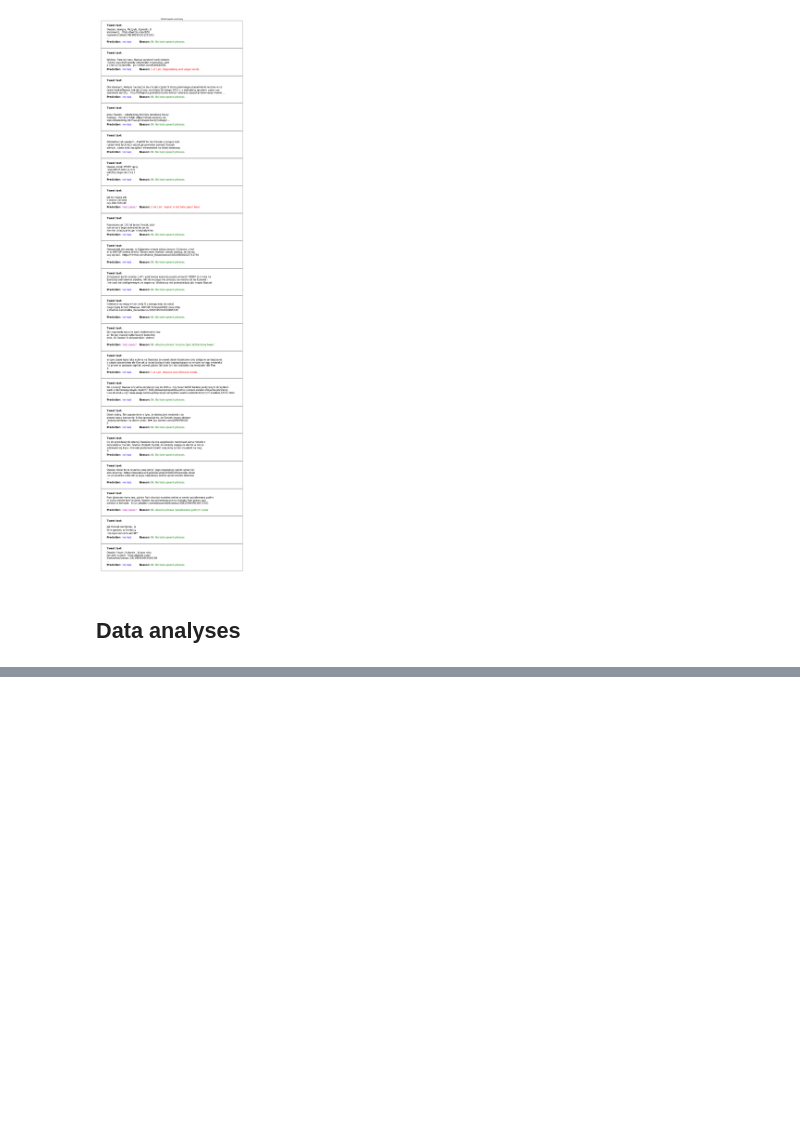
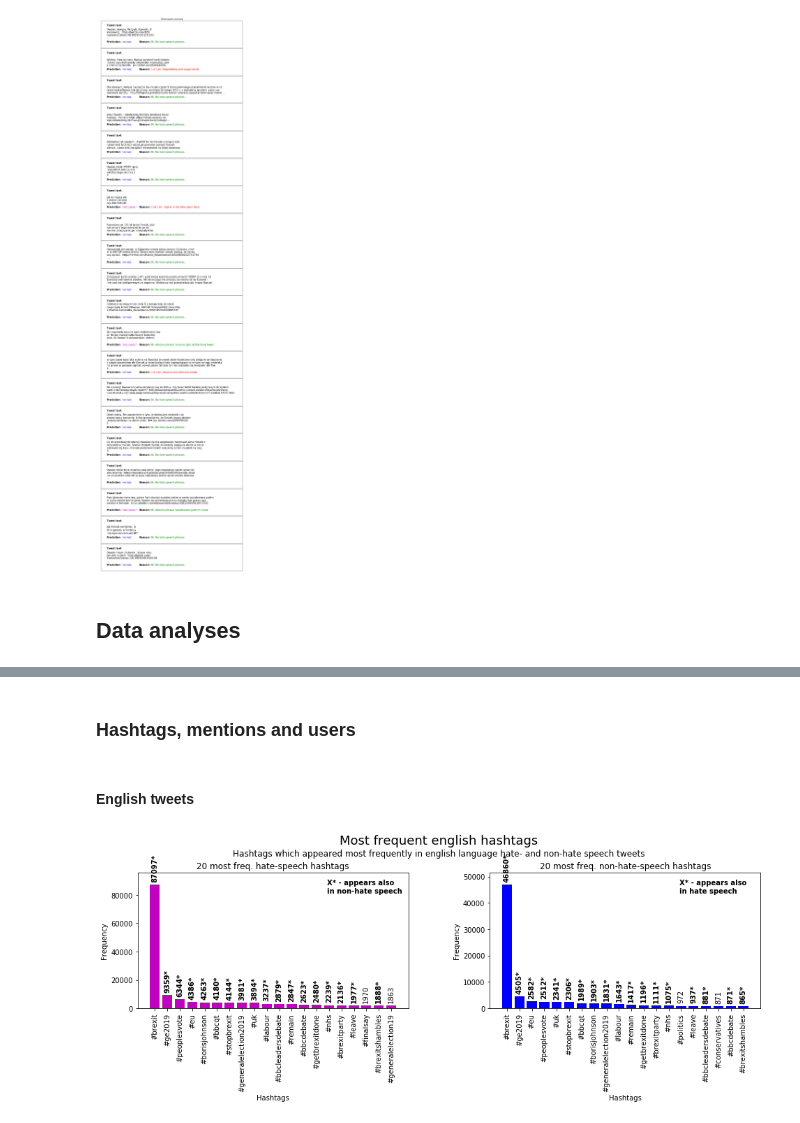
Before and after one commit to SMAPWr/Phase_3, a Jupyter notebook: HSD_Models_Summary_Tests.ipynb, the cells around one changed output, grey strips where cells are left out. Saved outputs shown, nothing was run; the diff lists cells and outputs as text; code cells hidden in the pictures; blank space fills up the shorter version.

Commit message:
Notebook updates
Final notebook updates. All data analyses finished.

```diff
--- a/HSD_Models_Summary_Tests.ipynb
+++ b/HSD_Models_Summary_Tests.ipynb
@@ -278,3 +281,14 @@ test_cases_board(test_cases_pl, title='Polish tweets summary', file_name='tests/
 [figure]
 # %% [markdown]
 ## Data analyses
+# %%
+# necessary data
+with open('tests/necessary_en.csv', 'r') as nec_en_f:
+    necessary_en = list(csv.DictReader(nec_en_f))
+with open('tests/en_lstm/assigned_labels.csv', 'r') as labels_en_f:
+    labels_en =  list(csv.DictReader(labels_en_f))
+
+with open('tests/necessary_pl.csv', 'r') as nec_pl_f:
+    necessary_pl = list(csv.DictReader(nec_pl_f))
+with open('tests/pl_lstm/assigned_labels.csv', 'r') as labels_pl_f:
+    labels_pl =  list(csv.DictReader(labels_pl_f))
@@ -286,0 +311,2 @@ test_cases_board(test_cases_pl, title='Polish tweets summary', file_name='tests/
+# %% [markdown]
+### Hashtags, mentions and users
@@ -286,0 +433,19 @@ test_cases_board(test_cases_pl, title='Polish tweets summary', file_name='tests/
+# %%
+h_hts_en, nh_hts_en = frequencies(necessary_en, labels_en, elements='hashtags')
+h_mts_en, nh_mts_en = frequencies(necessary_en, labels_en, elements='mentions')
+h_nm_en, nh_nm_en = frequencies(necessary_en, labels_en, elements='name')
+h_unm_en, nh_unm_en = frequencies(necessary_en, labels_en, elements='username')
+
+h_hts_pl, nh_hts_pl = frequencies(necessary_pl, labels_pl, elements='hashtags')
+h_mts_pl, nh_mts_pl = frequencies(necessary_pl, labels_pl, elements='mentions')
+h_nm_pl, nh_nm_pl = frequencies(necessary_pl, labels_pl, elements='name')
+h_unm_pl, nh_unm_pl = frequencies(necessary_pl, labels_pl, elements='username')
+# %% [markdown]
+#### English tweets
+# %%
+frequencies_bars(most_frequent(h_hts_en), most_frequent(nh_hts_en),
+                 title='Most frequent english hashtags',
+                 subtitle='Hashtags which appeared most frequently in english language hate- and non-hate speech tweets',
+                 elements='hashtags', ortho=True, save_file='tests/analysis_hts_en.png')
+# %% [output]
+[figure, added]
```
Also changed, not shown: parts of 40 cells of this notebook, 1 other file.
